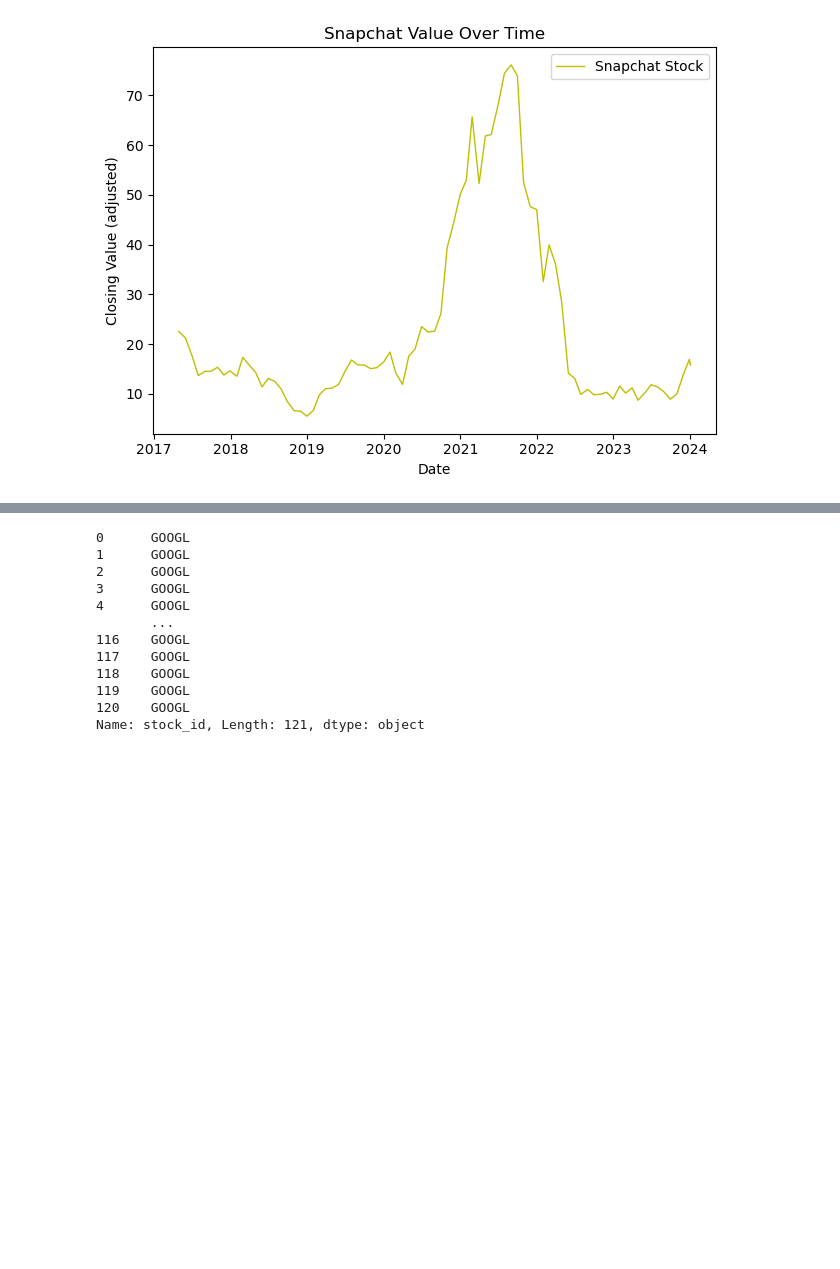
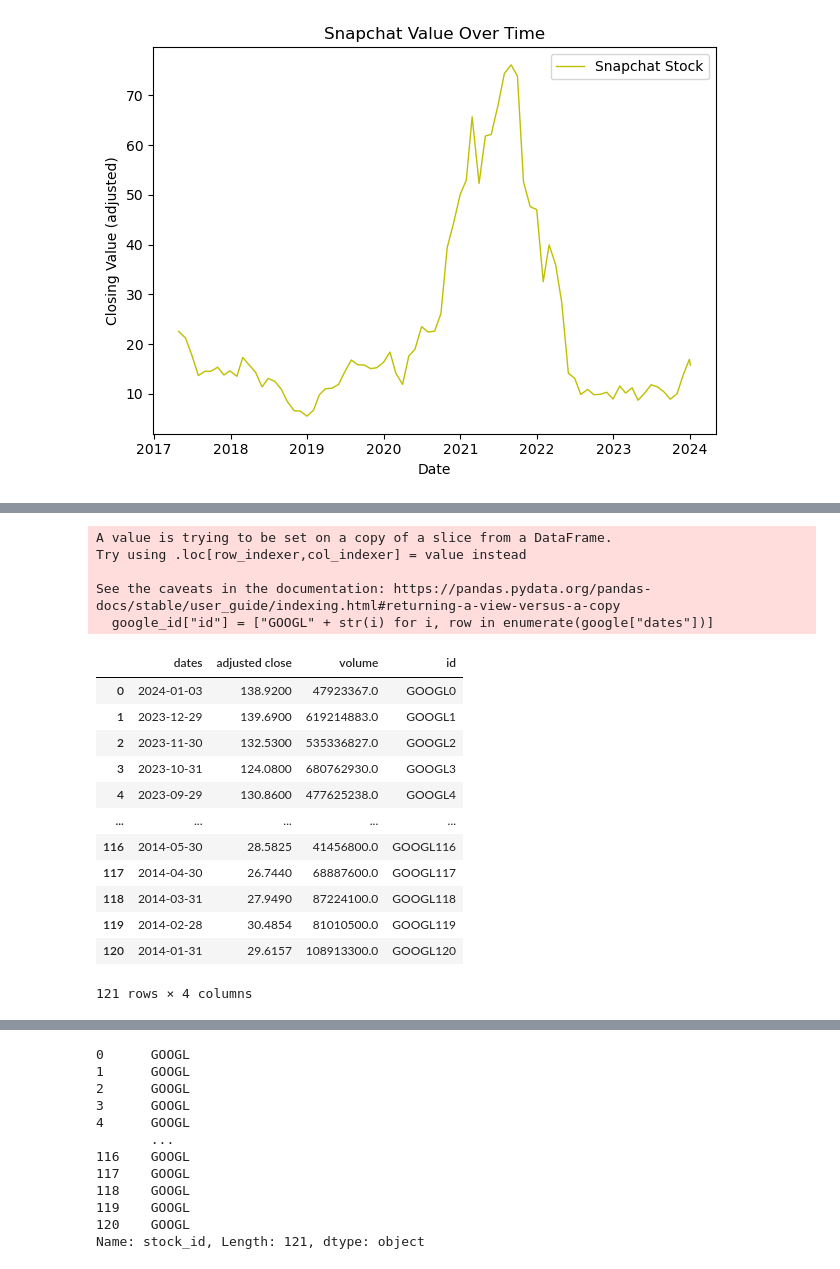
Before and after one commit to emmarush24/Data-Project-3, a Jupyter notebook: Data-Project-3.ipynb, the cells around one changed output, grey strips where cells are left out. Cells and saved outputs as stored; diff of their text form; code cells hidden in the pictures; blank space fills up the shorter version.

```diff
--- a/Data-Project-3.ipynb
+++ b/Data-Project-3.ipynb
@@ -634,0 +657,24 @@ plt.show()
+# %%
+#Reduce the dataframe to relevant variables
+google_id = google[["dates", "adjusted close", "volume"]]
+google_id["id"] = ["GOOGL" + str(i) for i, row in enumerate(google["dates"])]
+google_id
+# %% [output]
+A value is trying to be set on a copy of a slice from a DataFrame.
+Try using .loc[row_indexer,col_indexer] = value instead
+
+See the caveats in the documentation: https://pandas.pydata.org/pandas-docs/stable/user_guide/indexing.html#returning-a-view-versus-a-copy
+  google_id["id"] = ["GOOGL" + str(i) for i, row in enumerate(google["dates"])]
+|  | dates | adjusted close | volume | id |
+| 0 | 2024-01-03 | 138.9200 | 47923367.0 | GOOGL0 |
+| 1 | 2023-12-29 | 139.6900 | 619214883.0 | GOOGL1 |
+| 2 | 2023-11-30 | 132.5300 | 535336827.0 | GOOGL2 |
+| 3 | 2023-10-31 | 124.0800 | 680762930.0 | GOOGL3 |
+| 4 | 2023-09-29 | 130.8600 | 477625238.0 | GOOGL4 |
+| ... | ... | ... | ... | ... |
+| 116 | 2014-05-30 | 28.5825 | 41456800.0 | GOOGL116 |
+| 117 | 2014-04-30 | 26.7440 | 68887600.0 | GOOGL117 |
+| 118 | 2014-03-31 | 27.9490 | 87224100.0 | GOOGL118 |
+| 119 | 2014-02-28 | 30.4854 | 81010500.0 | GOOGL119 |
+| 120 | 2014-01-31 | 29.6157 | 108913300.0 | GOOGL120 |
+121 rows × 4 columns
```
Also changed, not shown: parts of 55 cells of this notebook, 20 other files.
